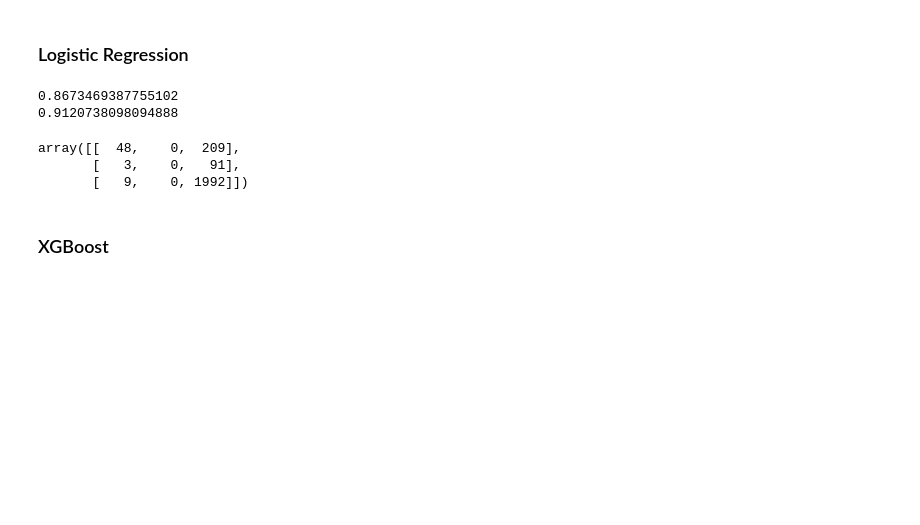
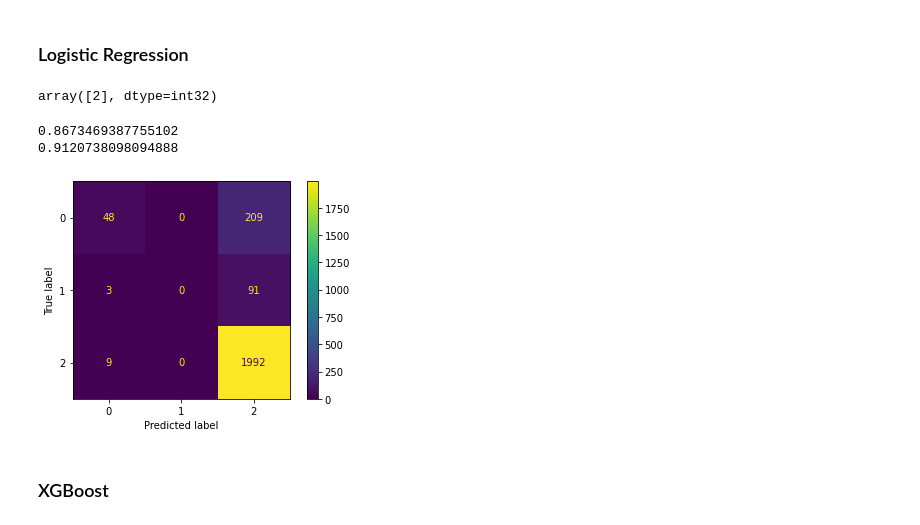
Before and after one commit to PythonPioneers/GroupProject, a Jupyter notebook: SentimentAnalysis.ipynb, the cells around one changed output. Cells and saved outputs as stored; diff of their text form; code cells hidden in the pictures; blank space fills up the shorter version.

```diff
--- a/SentimentAnalysis.ipynb
+++ b/SentimentAnalysis.ipynb
@@ -23,7 +23,7 @@ from xgboost import XGBClassifier
 
 # Load your DataFrame with columns 'comments' and 'sentiments'
 # Replace 'your_dataframe.csv' with the actual file path
-df = pd.read_csv("/Users/ethanshen/Documents/UIUC/Fa23/CS410/GroupProject/reviews.csv")
+df = pd.read_csv("reviews.csv")
 print(df.shape)
 
 # removing null comments
@@ -95,25 +95,42 @@ X_uni = uni_vectorizer.fit_transform(df["Comment_v2"].values.astype('U'))
 y = df["Sentiment"]
 
 X_uni_train, X_uni_test, y_train, y_test = train_test_split(X_uni, y, train_size=0.70, random_state = 42)
+# %%
+import joblib
+model = joblib.load('/Users/ethanshen/Documents/UIUC/Fa23/CS410/GroupProject/unigram_xgboost_oversample.joblib')
+vectorizer = joblib.load('/Users/ethanshen/Documents/UIUC/Fa23/CS410/GroupProject/vectorizer.joblib')
+string = 'the words'
+
+
+vectorizer.fit_transform(df["Comment_v2"].values.astype('U'))
+
+# Input string to be predicted
+input_text = "Your input text goes here."
+
+# Preprocess the input string using the same vectorizer
+input_vector = vectorizer.transform([input_text])
+import xgboost as xgb
+
+prediction = model.predict(input_vector)
+prediction
+# %% [output]
+array([2], dtype=int32)
 # %%
 from sklearn.linear_model import LogisticRegression
 logreg_uni = LogisticRegression(multi_class='multinomial', solver='lbfgs', random_state = 42).fit(X_uni_train, y_train)
 logreg_uni_preds = logreg_uni.predict(X_uni_test)
 print(accuracy_score(logreg_uni_preds,y_test))
 print(f1_score(logreg_uni_preds, y_test, average='weighted'))
 
 cm = metrics.confusion_matrix(y_test, logreg_uni_preds)
-cm
-# cm_display = ConfusionMatrixDisplay(confusion_matrix = confusion_matrix, display_labels = [0,1,2])
+cm_display = ConfusionMatrixDisplay(confusion_matrix = cm, display_labels = [0,1,2])
 
-# cm_display.plot()
-# plt.show()
+cm_display.plot()
+plt.show()
 # %% [output]
 0.8673469387755102
 0.9120738098094888
-array([[  48,    0,  209],
-       [   3,    0,   91],
-       [   9,    0, 1992]])
+[figure, added]
 # %% [markdown]
 ### XGBoost
 # %% [markdown]
```
Also changed, not shown: parts of 5 cells of this notebook.
